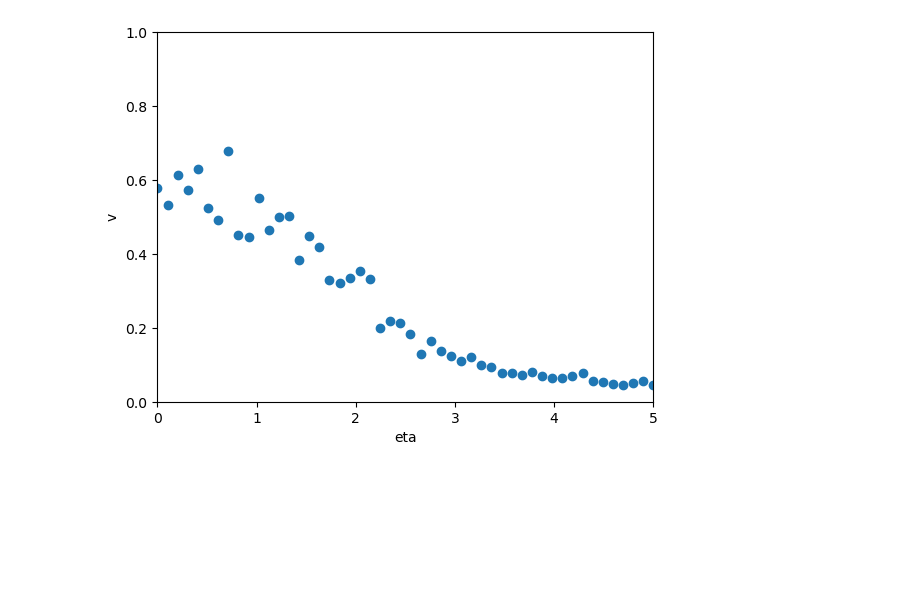
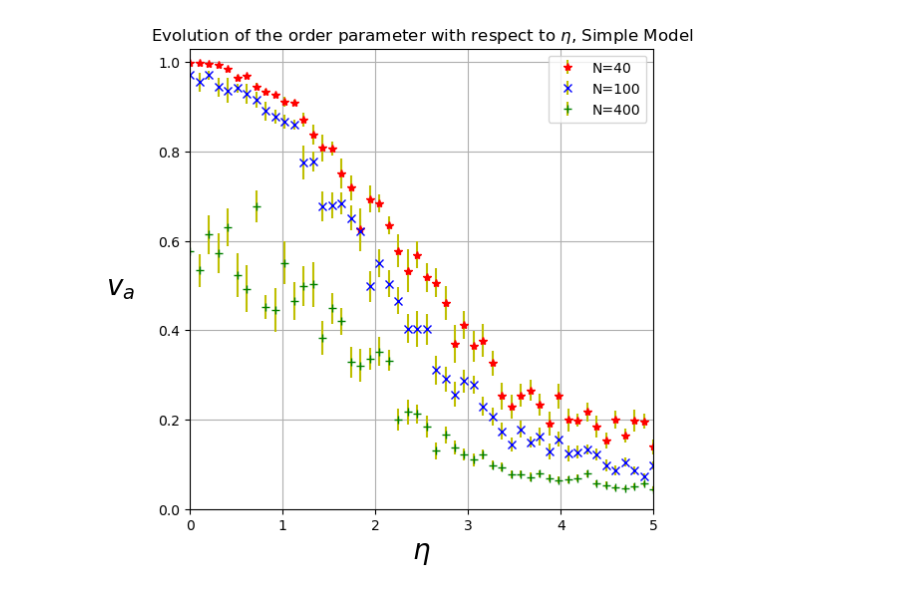
Before and after one commit to Canevaze/PHY571, a Jupyter notebook: production_code/plot_2a.ipynb, the cells around one changed output. Cells and saved outputs as stored; diff of their text form; code cells hidden in the pictures; blank space fills up the shorter version.

Commit message:
plots

```diff
--- a/production_code/plot_2a.ipynb
+++ b/production_code/plot_2a.ipynb
@@ -9,30 +9,35 @@ from matplotlib.animation import FuncAnimation
 # %%
 ##CLASS1
 
 
-#eta = np.load('C:/Users/cleme/Documents/_PYTHON/PHY571/results/eta_it_200_N_40_V_0.03_L_6.2_R_1_avg_20_nb_pts_50_Class1.npy')
-#v = np.load('C:/Users/cleme/Documents/_PYTHON/PHY571/results/v_avg_it_200_N_40_V_0.03_L_6.2_R_1_avg_20_nb_pts_50_Class1.npy')
+eta40 = np.load('C:/Users/cleme/Documents/_PYTHON/PHY571/results/eta_it_200_N_40_V_0.03_L_6.2_R_1_avg_20_nb_pts_50_Class1.npy')
+v40 = np.load('C:/Users/cleme/Documents/_PYTHON/PHY571/results/v_avg_it_200_N_40_V_0.03_L_6.2_R_1_avg_20_nb_pts_50_Class1.npy')
+v_uncertainty40 = np.load('C:/Users/cleme/Documents/_PYTHON/PHY571/results/v_uncertainty_it_200_N_40_V_0.03_L_6.2_R_1_avg_20_nb_pts_50_Class1.npy')
 
-#eta = np.load('C:/Users/cleme/Documents/_PYTHON/PHY571/results/eta_it_200_N_100_V_0.03_L_9.8_R_1_avg_20_nb_pts_50_Class1.npy')
-#v = np.load('C:/Users/cleme/Documents/_PYTHON/PHY571/results/v_avg_it_200_N_100_V_0.03_L_9.8_R_1_avg_20_nb_pts_50_Class1.npy')
+eta100 = np.load('C:/Users/cleme/Documents/_PYTHON/PHY571/results/eta_it_200_N_100_V_0.03_L_9.8_R_1_avg_20_nb_pts_50_Class1.npy')
+v100 = np.load('C:/Users/cleme/Documents/_PYTHON/PHY571/results/v_avg_it_200_N_100_V_0.03_L_9.8_R_1_avg_20_nb_pts_50_Class1.npy')
+v_uncertainty100 = np.load('C:/Users/cleme/Documents/_PYTHON/PHY571/results/v_uncertainty_it_200_N_100_V_0.03_L_9.8_R_1_avg_20_nb_pts_50_Class1.npy')
 
-eta = np.load('C:/Users/cleme/Documents/_PYTHON/PHY571/results/eta_it_200_N_400_V_0.03_L_19.6_R_1_avg_20_nb_pts_50_Class1.npy')
-v = np.load('C:/Users/cleme/Documents/_PYTHON/PHY571/results/v_avg_it_200_N_400_V_0.03_L_19.6_R_1_avg_20_nb_pts_50_Class1.npy')
+eta400 = np.load('C:/Users/cleme/Documents/_PYTHON/PHY571/results/eta_it_200_N_400_V_0.03_L_19.6_R_1_avg_20_nb_pts_50_Class1.npy')
+v400 = np.load('C:/Users/cleme/Documents/_PYTHON/PHY571/results/v_avg_it_200_N_400_V_0.03_L_19.6_R_1_avg_20_nb_pts_50_Class1.npy')
+v_uncertainty400 = np.load('C:/Users/cleme/Documents/_PYTHON/PHY571/results/v_uncertainty_it_200_N_400_V_0.03_L_19.6_R_1_avg_20_nb_pts_50_Class1.npy')
 
+plt.figure(figsize=(6, 6))
+plt.errorbar(eta40, v40, yerr=v_uncertainty40, color='r', ecolor='y', fmt='*', capthick=2, label='N=40')
+plt.errorbar(eta100, v100, yerr=v_uncertainty100, color='b', ecolor='y', fmt='x',capthick=2, label='N=100')
+plt.errorbar(eta400, v400, yerr=v_uncertainty400, color='g', ecolor='y',fmt='+', capthick=2, label='N=400')
 
-plt.ylim(0, 1)
-plt.xlim(0, 5)
-
-#plot it all
-
-plt.scatter(eta,v)
-plt.xlabel("eta")
-plt.ylabel("v")
-#display the parameter values
-#plt.title("N = " + str(N) + ", V = " + str(V) + ", L = " + str(L) + ", R = " + str(R))
-plt.show()
+plt.axis([0,5.0,0,1.03])
+plt.legend()
+plt.grid()
+plt.xlabel("$\eta$", fontsize=20)
+ylabel=plt.ylabel("$v_{a}$", fontsize=20)
+ylabel.set_rotation(0)
+plt.gca().yaxis.set_label_coords(-0.15, 0.45)
+title=plt.title("Evolution of the order parameter with respect to $\eta$, Simple Model", fontsize = 12)
+title.set_position([0.5, 1.2])
 # %% [output]
-[figure, old version]
+[figure, new version]
 # %%
 ##CLASS2
 
```
Also changed, not shown: parts of 1 cell of this notebook, 8 other files.
